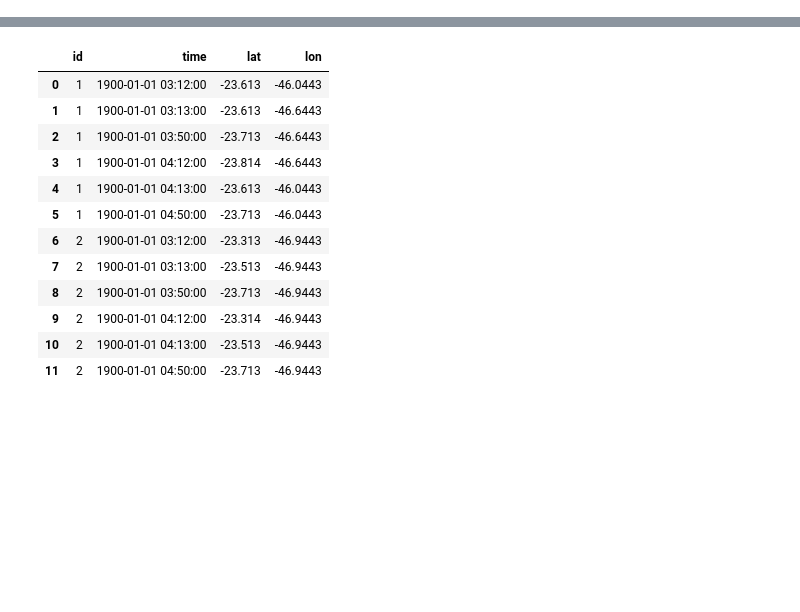
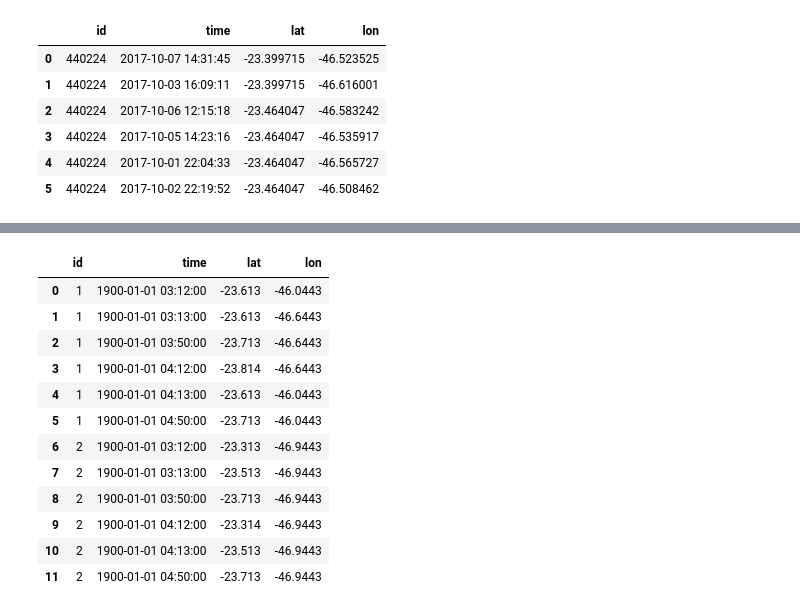
Before and after one commit to lethuss/HackEMTU, a Jupyter notebook: O-D estimation.ipynb, the cells around one changed output, grey strips where cells are left out. Drawn from its saved outputs; the diff is of its cells as text; code cells hidden in the pictures; blank space fills up the shorter version.

```diff
--- a/O-D estimation.ipynb
+++ b/O-D estimation.ipynb
@@ -22,3 +22,15 @@ toy_data = [[1, "1:3:12", -23.613, -46.0443],
 
 columns = ["id", "time", "lat", "lon"]
 columns_orig = ["id_orig", "time_orig", "lat_orig", "long_orig"]
+# %%
+john = pd.read_csv("./HackEMTU/dados_jaozinho")
+john.columns = columns
+john
+# %% [output]
+|  | id | time | lat | lon |
+| 0 | 440224 | 2017-10-07 14:31:45 | -23.399715 | -46.523525 |
+| 1 | 440224 | 2017-10-03 16:09:11 | -23.399715 | -46.616001 |
+| 2 | 440224 | 2017-10-06 12:15:18 | -23.464047 | -46.583242 |
+| 3 | 440224 | 2017-10-05 14:23:16 | -23.464047 | -46.535917 |
+| 4 | 440224 | 2017-10-01 22:04:33 | -23.464047 | -46.565727 |
+| 5 | 440224 | 2017-10-02 22:19:52 | -23.464047 | -46.508462 |
```
Also changed, not shown: parts of 13 cells of this notebook, 1 other file.
